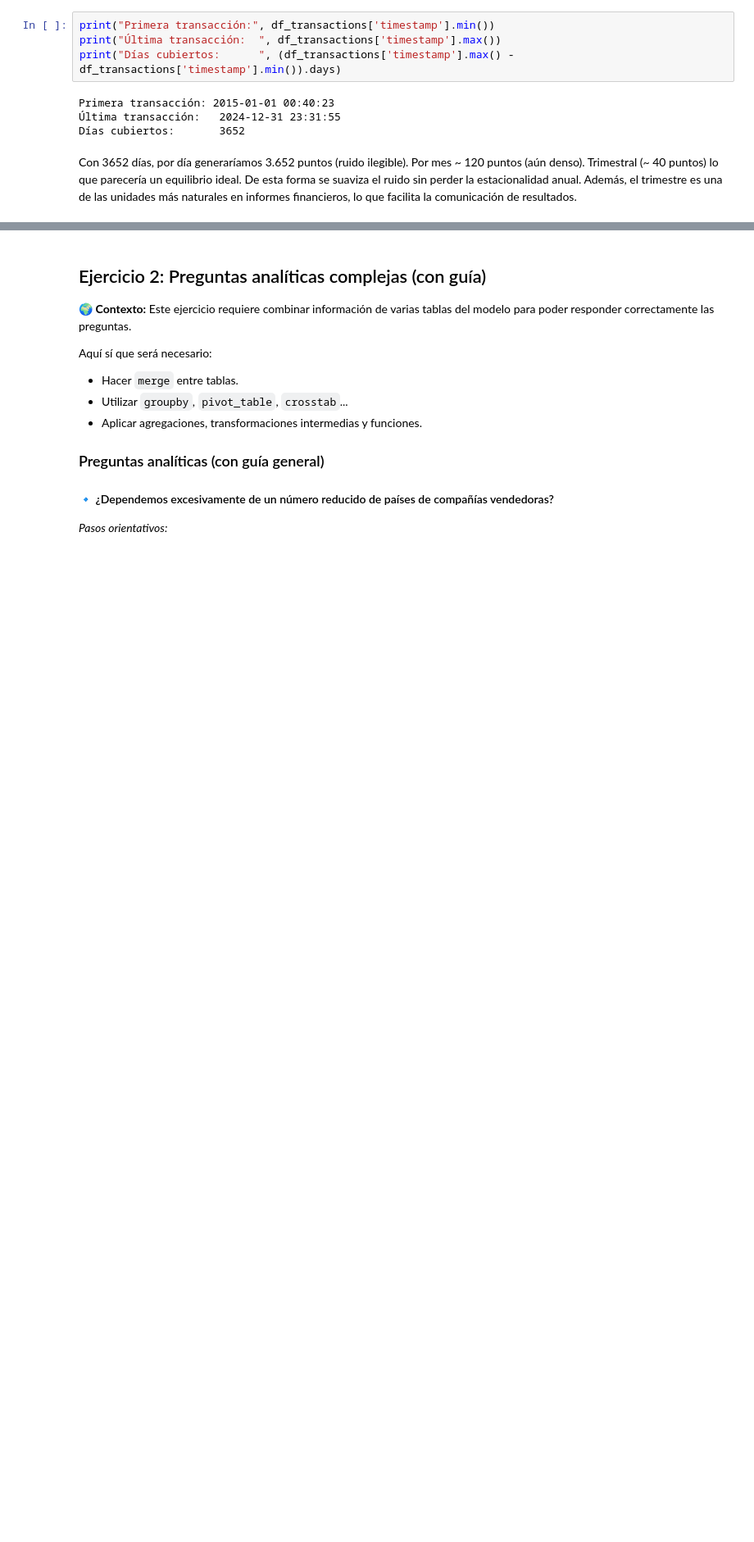
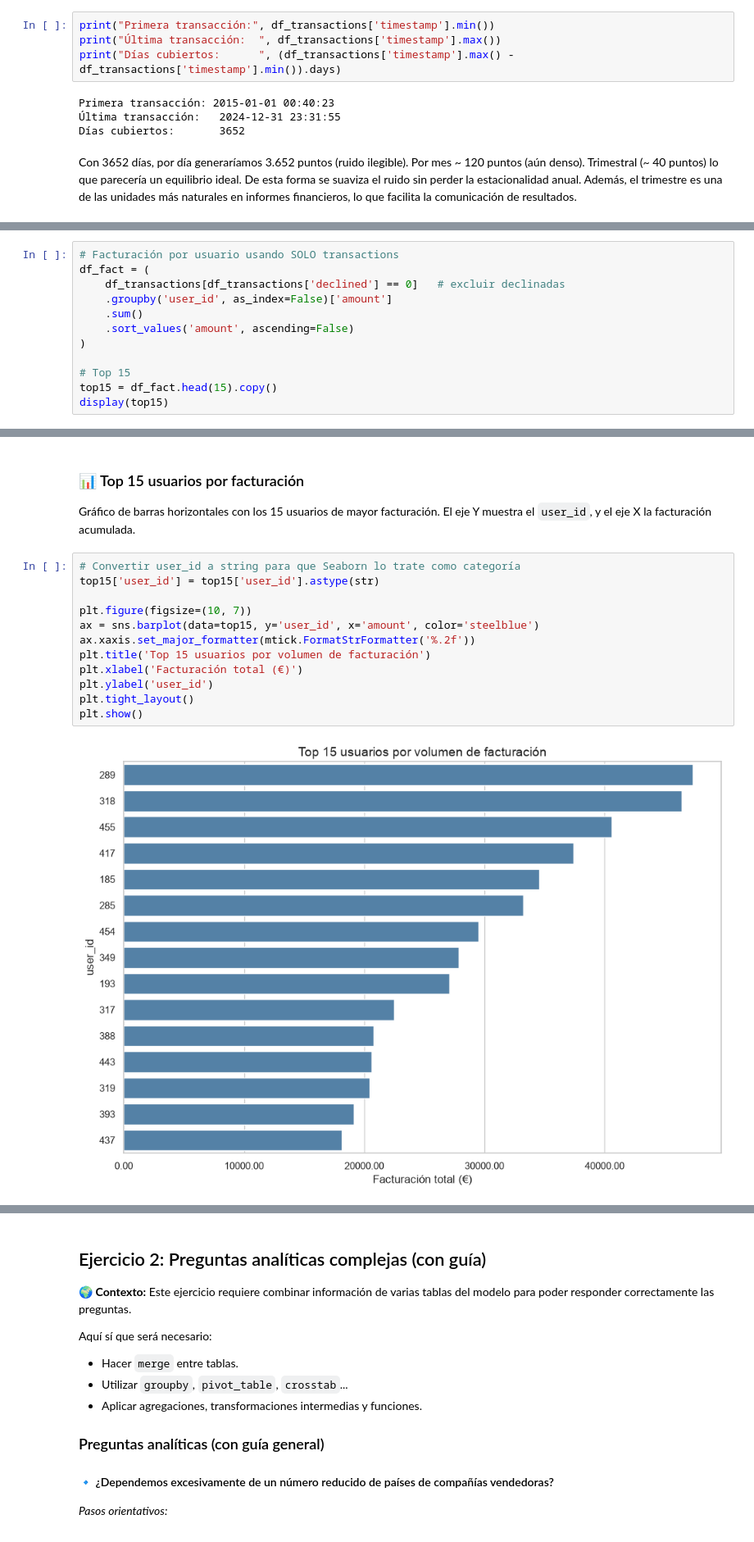
Before and after one commit to AlejandroNPereyra/Sprint-9---Data-Analysis, a Jupyter notebook: Sprint_9.ipynb, the cells around one changed output, grey strips where cells are left out. Shown at 82% size. Drawn from its saved outputs; the diff is of its cells as text; blank space fills up the shorter version.

```diff
--- a/Sprint_9.ipynb
+++ b/Sprint_9.ipynb
@@ -367,0 +332,12 @@ Un análisis interesante sería ver si el importe total por trimestre también l
+# %%
+# Facturación por usuario usando SOLO transactions
+df_fact = (
+    df_transactions[df_transactions['declined'] == 0]   # excluir declinadas
+    .groupby('user_id', as_index=False)['amount']
+    .sum()
+    .sort_values('amount', ascending=False)
+)
+
+# Top 15
+top15 = df_fact.head(15).copy()
+display(top15)
@@ -367,0 +383,18 @@ Un análisis interesante sería ver si el importe total por trimestre también l
+# %% [markdown]
+### 📊 Top 15 usuarios por facturación
+
+Gráfico de barras horizontales con los 15 usuarios de mayor facturación. El eje Y muestra el `user_id`, y el eje X la facturación acumulada.
+# %%
+# Convertir user_id a string para que Seaborn lo trate como categoría
+top15['user_id'] = top15['user_id'].astype(str)
+
+plt.figure(figsize=(10, 7))
+ax = sns.barplot(data=top15, y='user_id', x='amount', color='steelblue')
+ax.xaxis.set_major_formatter(mtick.FormatStrFormatter('%.2f'))
+plt.title('Top 15 usuarios por volumen de facturación')
+plt.xlabel('Facturación total (€)')
+plt.ylabel('user_id')
+plt.tight_layout()
+plt.show()
+# %% [output]
+[figure, added]
```
Also changed, not shown: parts of 92 cells of this notebook.
